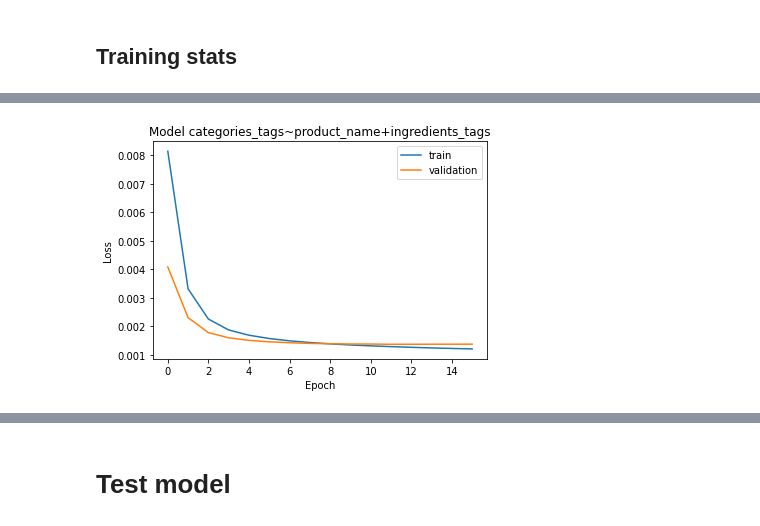
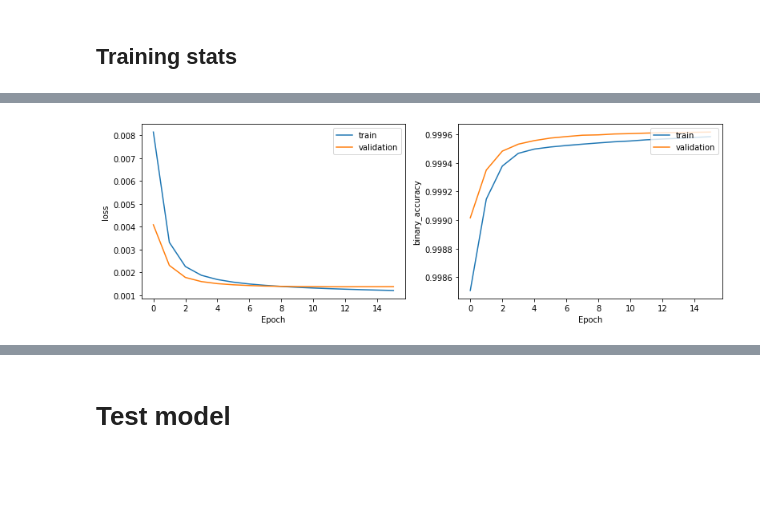
Before and after one commit to openfoodfacts/off-category-classification, a Jupyter notebook: experiments/Train.ipynb, the cells around one changed output, grey strips where cells are left out. Cells and saved outputs as stored; diff of their text form; code cells hidden in the pictures; blank space fills up the shorter version.

```diff
--- a/experiments/Train.ipynb
+++ b/experiments/Train.ipynb
@@ -391,8 +380,8 @@ WARNING:absl:<keras.layers.recurrent.LSTMCell object at 0x...> has the same name
 # %% [markdown]
 ## Training stats
 # %%
-log_data = pd.read_csv(MODEL_DIR / 'training.log')
-log_data
+stats = pd.read_csv(MODEL_DIR / 'training.log')
+stats
 # %% [output]
 |  | epoch | binary_accuracy | loss | precision | recall | val_binary_accuracy | val_loss | val_precision | ... |
 | 0 | 0 | 0.998508 | 0.008146 | 0.221025 | 0.083559 | 0.999015 | 0.004087 | 0.846758 | ... |
@@ -412,12 +401,9 @@ log_data
 | 14 | 14 | 0.999577 | 0.001227 | 0.886545 | 0.787812 | 0.999613 | 0.001375 | 0.889225 | ... |
 | 15 | 15 | 0.999583 | 0.001210 | 0.887448 | 0.790750 | 0.999615 | 0.001377 | 0.889816 | ... |
 # %%
-plt.plot(log_data['epoch'],log_data['loss'])
-plt.plot(log_data['epoch'],log_data['val_loss'])
-plt.title(f"Model {labels}~{'+'.join(inputs.keys())}")
-plt.ylabel('Loss')
-plt.xlabel('Epoch')
-plt.legend(['train' , 'validation'] , loc = 'upper right')
-plt.show()
+_, (ax1, ax2) = plt.subplots(1, 2, figsize=(13,4))
+
+plot_training_stat(stats, 'loss', ax1)
+plot_training_stat(stats, 'binary_accuracy', ax2)
 # %% [output]
-[figure, old version]
+[figure, new version]
```
Also changed, not shown: parts of 6 cells of this notebook, 3 other files.
